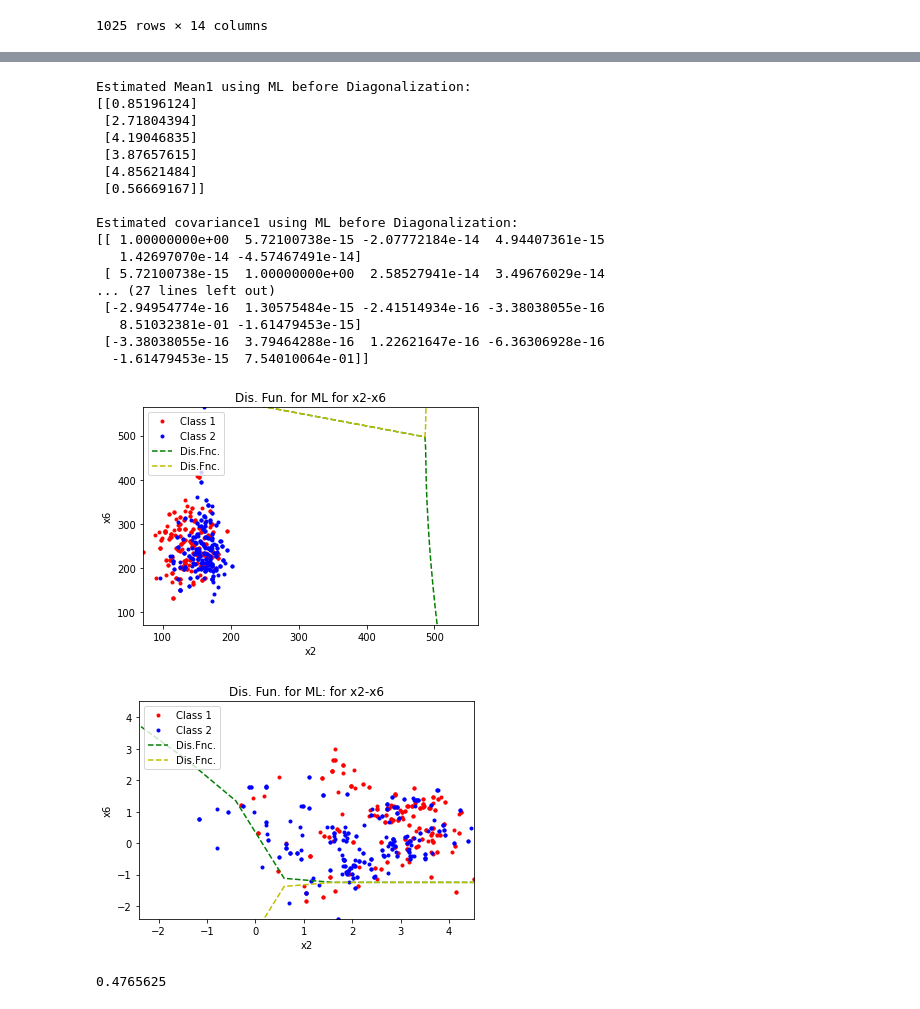
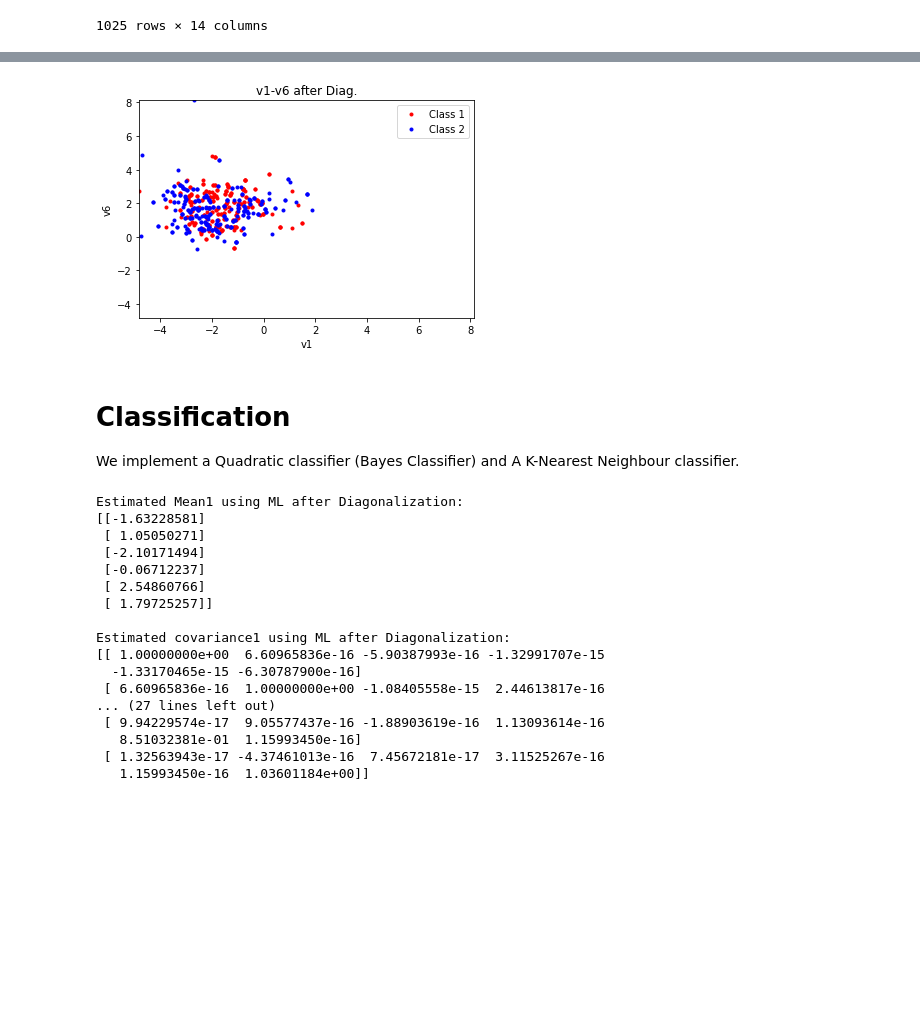
Before and after one commit to zahrafali/PatternRecognition, a Jupyter notebook: PR_Project.ipynb, the cells around one changed output, grey strips where cells are left out. Saved outputs shown, nothing was run; the diff lists cells and outputs as text; code cells hidden in the pictures; blank space fills up the shorter version.

```diff
--- a/PR_Project.ipynb
+++ b/PR_Project.ipynb
@@ -162,36 +549,46 @@ plot_2d_graph(v1_matrix, v2_matrix, 2, 6, 'x1', 'x2', 'x1-x2')
+# %%
+v1_matrix, v2_matrix, sigma_v1, sigma_v2, m_v1, m_v2 = simultaneousDiagonalization(x1_matrix, x2_matrix, x1_ml_estimated_cov, x2_ml_estimated_cov, x1_ml_estimated_mean, x2_ml_estimated_mean)
+plot_2d_graph(v1_matrix, v2_matrix, 1, 6, 'v1', 'v6', 'v1-v6 after Diag.')
+
+v1_matrix_t, v2_matrix_t, sigma_v1_t, sigma_v2_t, m_v1_t, m_v2_t = simultaneousDiagonalization(x1_matrix_t, x2_matrix_t, x1_ml_estimated_cov, x2_ml_estimated_cov, x1_ml_estimated_mean, x2_ml_estimated_mean)
+# %% [output]
+[figure, added]
+# %% [markdown]
+# Classification
+We implement a Quadratic classifier (Bayes Classifier) and A K-Nearest Neighbour classifier.
 # %%
-#@title CALCULATING ML MEAN AND COVARIANCE
+#@title Calculating the Mean and Covariance using Maximum Likelihood Estimations after Diagonalization
 x1_no_of_points = len(x1_matrix[0])
 # get estimated mean and covariance using ML method
 v1_ml_estimated_mean = mleMean(v1_matrix, x1_no_of_points)
 # x1_ml_estimated_cov = estimate_cov_ml(x1_training_points, x1_ml_estimated_mean, no_of_points)
-print('\nEstimated Mean1 using ML before Diagonalization:')
+print('\nEstimated Mean1 using ML after Diagonalization:')
 print(v1_ml_estimated_mean)
 v1_ml_estimated_cov = mleCov(v1_matrix, v1_ml_estimated_mean, x1_no_of_points)
-print('\nEstimated covariance1 using ML before Diagonalization:')
+print('\nEstimated covariance1 using ML after Diagonalization:')
 print(v1_ml_estimated_cov)
 x2_no_of_points = len(x2_matrix[0])
 v2_ml_estimated_mean = mleMean(v2_matrix, x2_no_of_points)
 v2_ml_estimated_cov = mleCov(v2_matrix, v2_ml_estimated_mean, x2_no_of_points)
-print('\nEstimated Mean2 using ML before Diagonalization:')
+print('\nEstimated Mean2 using ML after Diagonalization:')
 print(v2_ml_estimated_mean)
-print('\nEstimated covariance2 using ML before Diagonalization:')
+print('\nEstimated covariance2 using ML after Diagonalization:')
 print(v2_ml_estimated_cov)
 # %% [output]
-Estimated Mean1 using ML before Diagonalization:
-[[0.85196124]
- [2.71804394]
- [4.19046835]
- [3.87657615]
- [4.85621484]
- [0.56669167]]
+Estimated Mean1 using ML after Diagonalization:
+[[-1.63228581]
+ [ 1.05050271]
+ [-2.10171494]
+ [-0.06712237]
+ [ 2.54860766]
+ [ 1.79725257]]
 
-Estimated covariance1 using ML before Diagonalization:
-[[ 1.00000000e+00  5.72100738e-15 -2.07772184e-14  4.94407361e-15
-   1.42697070e-14 -4.57467491e-14]
- [ 5.72100738e-15  1.00000000e+00  2.58527941e-14  3.49676029e-14
+Estimated covariance1 using ML after Diagonalization:
+[[ 1.00000000e+00  6.60965836e-16 -5.90387993e-16 -1.32991707e-15
+  -1.33170465e-15 -6.30787900e-16]
+ [ 6.60965836e-16  1.00000000e+00 -1.08405558e-15  2.44613817e-16
 ... (27 lines left out)
- [-2.94954774e-16  1.30575484e-15 -2.41514934e-16 -3.38038055e-16
-   8.51032381e-01 -1.61479453e-15]
- [-3.38038055e-16  3.79464288e-16  1.22621647e-16 -6.36306928e-16
-  -1.61479453e-15  7.54010064e-01]]
+ [ 9.94229574e-17  9.05577437e-16 -1.88903619e-16  1.13093614e-16
+   8.51032381e-01  1.15993450e-16]
+ [ 1.32563943e-17 -4.37461013e-16  7.45672181e-17  3.11525267e-16
+   1.15993450e-16  1.03601184e+00]]
@@ -237,12 +594,0 @@ def bayesDiscriminant(m1, m2, cov1, cov2, x1_points, x2_points, p1, p2, d1, d2,
-# %%
-bayesDiscriminant(x1_ml_estimated_mean, x2_ml_estimated_mean, x1_ml_estimated_cov,
-                                    x2_ml_estimated_cov, x1_matrix, x2_matrix, (len(x1_matrix[0])/ (len(x1_matrix[0]) + len(x2_matrix[0])) ), (len(x2_matrix[0])/ (len(x1_matrix[0]) + len(x2_matrix[0])) ), 2, 6, 'ML')
-bayesDiscriminant(v1_ml_estimated_mean, v2_ml_estimated_mean, v1_ml_estimated_cov,
-                                    v2_ml_estimated_cov, v1_matrix, np.array(v2_matrix), (len(x1_matrix[0])/ (len(x1_matrix[0]) + len(x2_matrix[0])) ), (len(x2_matrix[0])/ (len(x1_matrix[0]) + len(x2_matrix[0])) ), 2, 6, 'ML:')
-# %% [output]
-[figure, removed]
-[figure, removed]
-# %%
-(len(x1_matrix[0])/ (len(x1_matrix[0]) + len(x2_matrix[0])) )
-# %% [output]
-0.4765625
```
Also changed, not shown: parts of 25 cells of this notebook.
